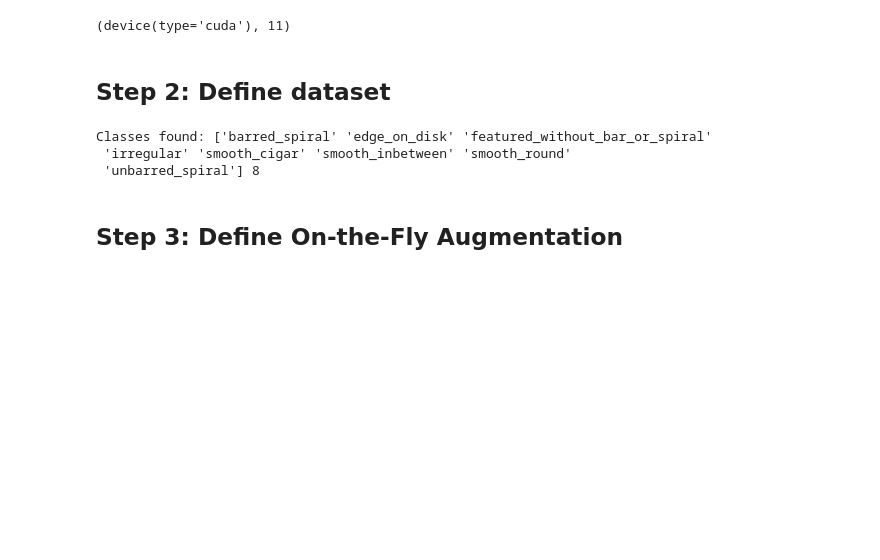
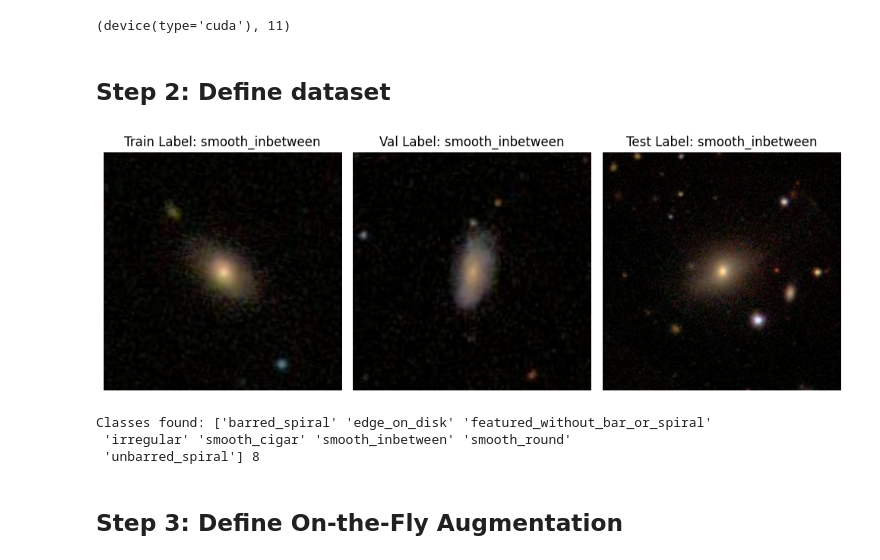
Before and after one commit to ArturSultanov/cosmoformer-model, a Jupyter notebook: model_training.ipynb, the cells around one changed output. Cells and saved outputs as stored; diff of their text form; code cells hidden in the pictures; blank space fills up the shorter version.

```diff
--- a/model_training.ipynb
+++ b/model_training.ipynb
@@ -60,24 +61,52 @@ class ParquetImageDataset(Dataset):
 
         return image, label
 # %%
-TRAIN_DATASET_PATH = "dataset/train.parquet"
-VALIDATION_DATASET_PATH = "dataset/validation.parquet"
-TEST_DATASET_PATH = "dataset/test.parquet"
+TRAIN_DATASET_PATH = "cosmoformer-dataset/dataset/train.parquet"
+VALIDATION_DATASET_PATH = "cosmoformer-dataset/dataset/validation.parquet"
+TEST_DATASET_PATH = "cosmoformer-dataset/dataset/test.parquet"
 # %%
 train_df = pd.read_parquet(TRAIN_DATASET_PATH)
 val_df   = pd.read_parquet(VALIDATION_DATASET_PATH)
 test_df  = pd.read_parquet(TEST_DATASET_PATH)
-
-all_labels = pd.concat([train_df['label'], val_df['label'], test_df['label']])
-
-le = LabelEncoder()
-le.fit(all_labels)
-
-print("Classes found:", le.classes_, len(le.classes_))
-# %% [output]
-Classes found: ['barred_spiral' 'edge_on_disk' 'featured_without_bar_or_spiral'
- 'irregular' 'smooth_cigar' 'smooth_inbetween' 'smooth_round'
- 'unbarred_spiral'] 8
+# %%
+train_image, train_label = train_df['img_path'][0], train_df['label'][0]
+val_image, val_label = val_df['img_path'][0], val_df['label'][0]
+test_image, test_label = test_df['img_path'][0], test_df['label'][0]
+
+train_image = Image.open("cosmoformer-dataset/dataset/" + train_image)
+val_image = Image.open("cosmoformer-dataset/dataset/" + val_image)
+test_image = Image.open("cosmoformer-dataset/dataset/" + test_image)
+
+# Plot the images
+fig, axes = plt.subplots(1, 3, figsize=(10, 5))
+
+axes[0].imshow(train_image)
+axes[0].set_title(f"Train Label: {train_label}")
+axes[0].axis('off')
+
+axes[1].imshow(val_image)
+axes[1].set_title(f"Val Label: {val_label}")
+axes[1].axis('off')
+
+axes[2].imshow(test_image)
+axes[2].set_title(f"Test Label: {test_label}")
+axes[2].axis('off')
+
+
+plt.tight_layout()
+plt.show()
+# %% [output]
+[figure, added]
+# %%
+all_labels = pd.concat([train_df['label'], val_df['label'], test_df['label']])
+le = LabelEncoder()
+le.fit(all_labels)
+
+print("Classes found:", le.classes_, len(le.classes_))
+# %% [output]
+Classes found: ['barred_spiral' 'edge_on_disk' 'featured_without_bar_or_spiral'
+ 'irregular' 'smooth_cigar' 'smooth_inbetween' 'smooth_round'
+ 'unbarred_spiral'] 8
 # %% [markdown]
 ## Step 3: Define On-the-Fly Augmentation
 # %%
```
Also changed, not shown: parts of 13 cells of this notebook, 1 other file.
